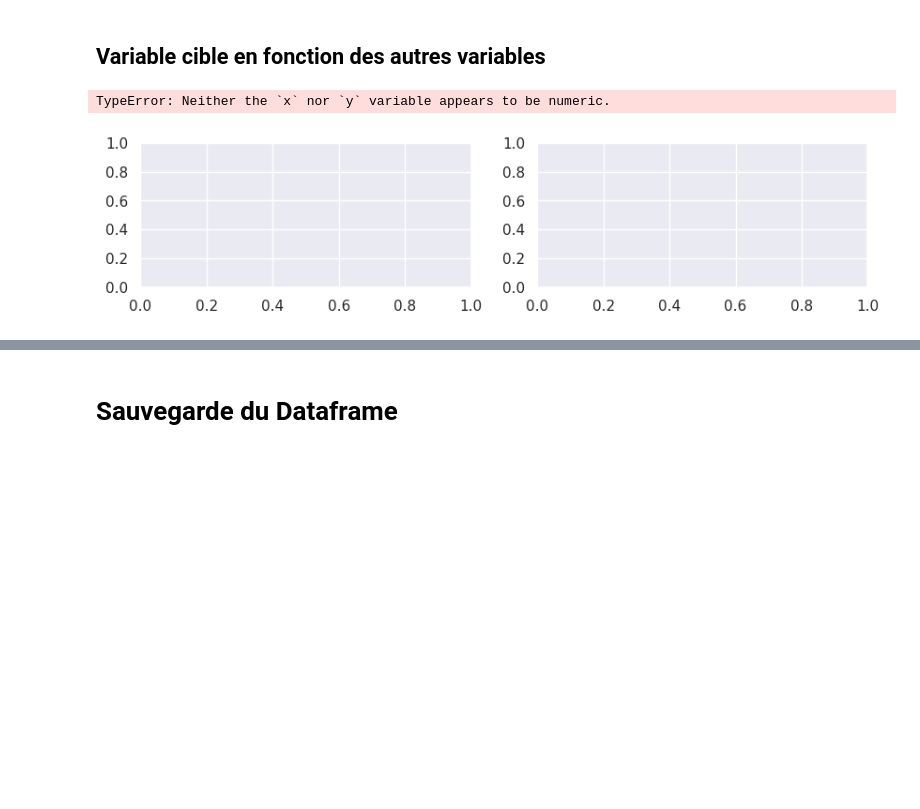
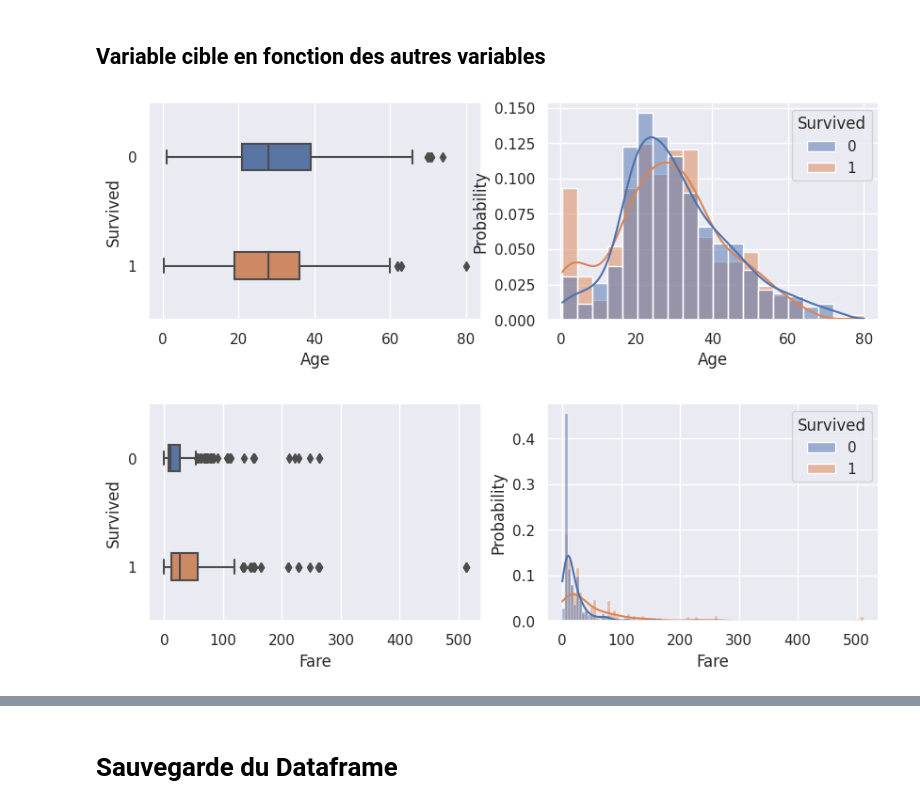
Before and after one commit to Ab2nour/kaggle-competitions, a Jupyter notebook: 2023/Ongoing/Titanic Machine Learning from Disaster/exploratory-analysis.ipynb, the cells around one changed output, grey strips where cells are left out. Cells and saved outputs as stored; diff of their text form; code cells hidden in the pictures; blank space fills up the shorter version.

```diff
--- a/2023/Ongoing/Titanic Machine Learning from Disaster/exploratory-analysis.ipynb
+++ b/2023/Ongoing/Titanic Machine Learning from Disaster/exploratory-analysis.ipynb
@@ -228,19 +232,23 @@ pd.concat((
 # %% [markdown]
 ## Variable cible en fonction des autres variables
 # %%
-for var in X.columns:
-    _, ax = plt.subplots(1, 2, figsize=(10, 2))
-    sns.boxplot(x=X[var], y=y.astype(str), width=0.25, ax=ax[0])
+for var in var_quanti:
+    _, ax = plt.subplots(1, 2, figsize=(10, 3))
+
+    sns.boxplot(df, x=df[var], y=df[TARGET], width=0.25, ax=ax[0])
+
     sns.histplot(
-        x=X[var],
+        df,
+        x=df[var],
         kde=True,
         ax=ax[1],
-        hue=y.astype(str),
+        hue=df[TARGET],
         stat="probability",
         common_norm=False,
     )
+
     plt.show()
 # %% [output]
-TypeError: Neither the `x` nor `y` variable appears to be numeric.
-[figure, old version]
+[figure, new version]
+[figure, added]
 # %%
```
Also changed, not shown: parts of 8 cells of this notebook.
